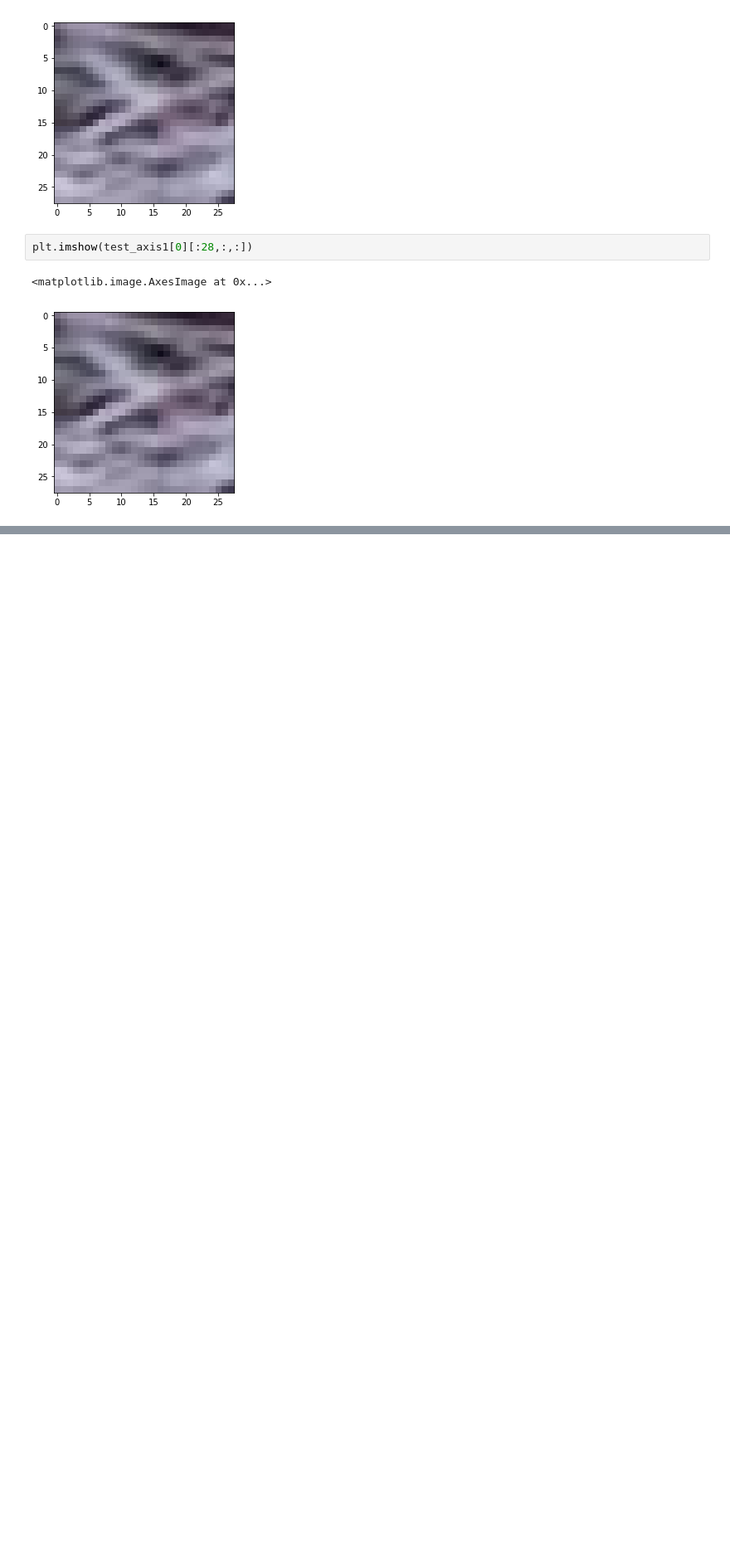
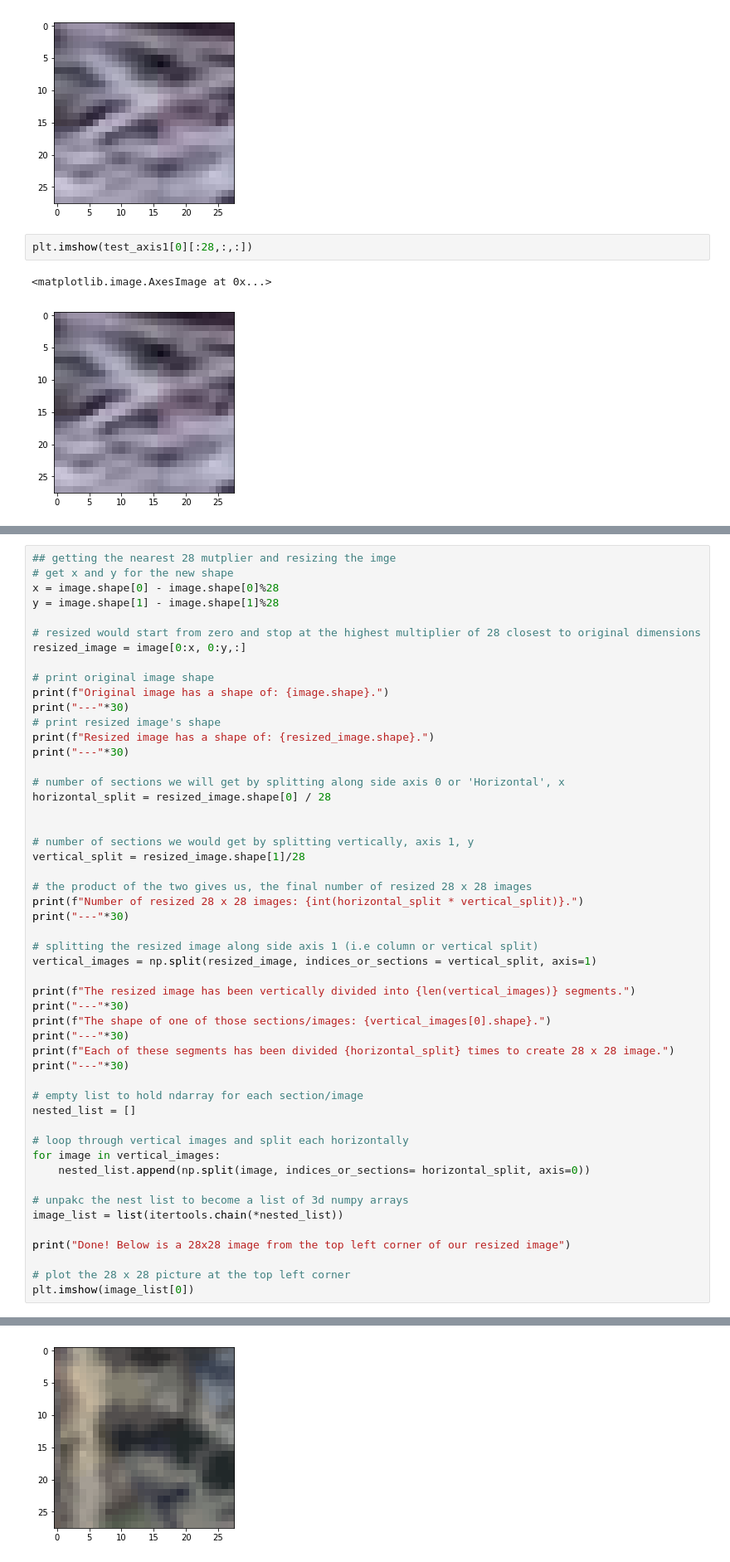
Before and after one commit to ziangzhang10/satellite-data-machine-learning, a Jupyter notebook: test-notebooks/image-cropper.ipynb, the cells around one changed output, grey strips where cells are left out. Shown at 83% size. Cells and saved outputs as stored; diff of their text form; blank space fills up the shorter version.

```diff
--- a/test-notebooks/image-cropper.ipynb
+++ b/test-notebooks/image-cropper.ipynb
@@ -180,0 +216,52 @@ def image_cropper:
+# %%
+## getting the nearest 28 mutplier and resizing the imge
+# get x and y for the new shape
+x = image.shape[0] - image.shape[0]%28
+y = image.shape[1] - image.shape[1]%28
+
+# resized would start from zero and stop at the highest multiplier of 28 closest to original dimensions
+resized_image = image[0:x, 0:y,:]
+
+# print original image shape
+print(f"Original image has a shape of: {image.shape}.")
+print("---"*30)
+# print resized image's shape
+print(f"Resized image has a shape of: {resized_image.shape}.")
+print("---"*30)
+
+# number of sections we will get by splitting along side axis 0 or 'Horizontal', x
+horizontal_split = resized_image.shape[0] / 28
+
+
+# number of sections we would get by splitting vertically, axis 1, y
+vertical_split = resized_image.shape[1]/28
+
+# the product of the two gives us, the final number of resized 28 x 28 images
+print(f"Number of resized 28 x 28 images: {int(horizontal_split * vertical_split)}.")
+print("---"*30)
+
+# splitting the resized image along side axis 1 (i.e column or vertical split)
+vertical_images = np.split(resized_image, indices_or_sections = vertical_split, axis=1)
+
+print(f"The resized image has been vertically divided into {len(vertical_images)} segments.")
+print("---"*30)
+print(f"The shape of one of those sections/images: {vertical_images[0].shape}.")
+print("---"*30)
+print(f"Each of these segments has been divided {horizontal_split} times to create 28 x 28 image.")
+print("---"*30)
+
+# empty list to hold ndarray for each section/image
+nested_list = []
+
+# loop through vertical images and split each horizontally
+for image in vertical_images:
+    nested_list.append(np.split(image, indices_or_sections= horizontal_split, axis=0))
+
+# unpakc the nest list to become a list of 3d numpy arrays
+image_list = list(itertools.chain(*nested_list))
+
+print("Done! Below is a 28x28 image from the top left corner of our resized image")
+
+# plot the 28 x 28 picture at the top left corner
+plt.imshow(image_list[0])
+# %% [output]
@@ -180,0 +282 @@ def image_cropper:
+[figure, added]
```
Also changed, not shown: parts of 10 cells of this notebook, 3 other files.
